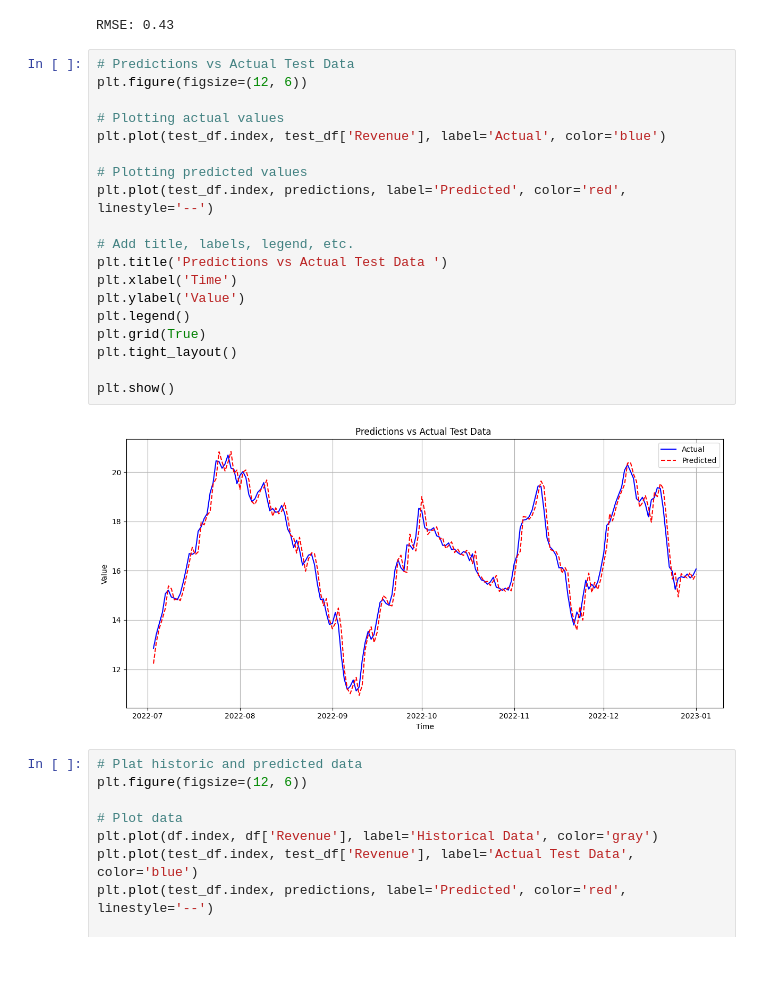
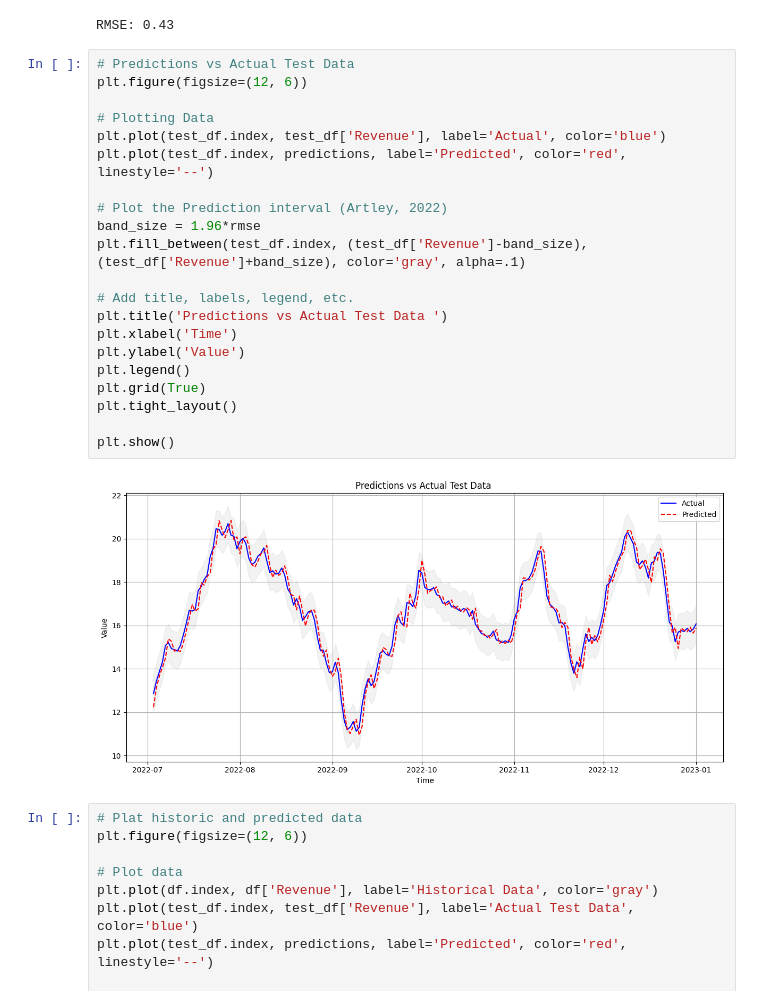
Before and after one commit to colemalphrus/D213, a Jupyter notebook: d213_1.ipynb, the cells around one changed output. Drawn from its saved outputs; the diff is of its cells as text; blank space fills up the shorter version.

```diff
--- a/d213_1.ipynb
+++ b/d213_1.ipynb
@@ -360,24 +358,26 @@ RMSE: 0.43
 # %%
 # Predictions vs Actual Test Data
 plt.figure(figsize=(12, 6))
 
-# Plotting actual values
+# Plotting Data
 plt.plot(test_df.index, test_df['Revenue'], label='Actual', color='blue')
+plt.plot(test_df.index, predictions, label='Predicted', color='red', linestyle='--')
 
-# Plotting predicted values
-plt.plot(test_df.index, predictions, label='Predicted', color='red', linestyle='--')
+# Plot the Prediction interval (Artley, 2022)
+band_size = 1.96*rmse
+plt.fill_between(test_df.index, (test_df['Revenue']-band_size), (test_df['Revenue']+band_size), color='gray', alpha=.1)
 
 # Add title, labels, legend, etc.
 plt.title('Predictions vs Actual Test Data ')
 plt.xlabel('Time')
 plt.ylabel('Value')
 plt.legend()
 plt.grid(True)
 plt.tight_layout()
 
 plt.show()
 # %% [output]
-[figure, old version]
+[figure, new version]
 # %%
 # Plat historic and predicted data
 plt.figure(figsize=(12, 6))
```
Also changed, not shown: parts of 8 cells of this notebook.
